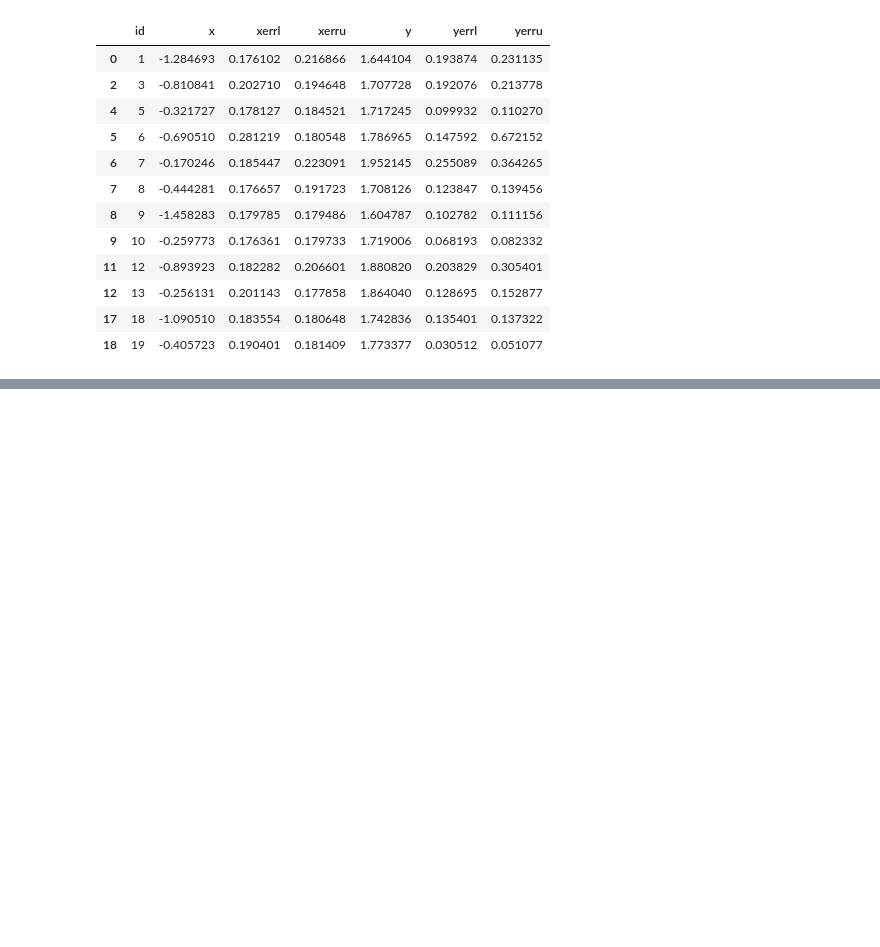
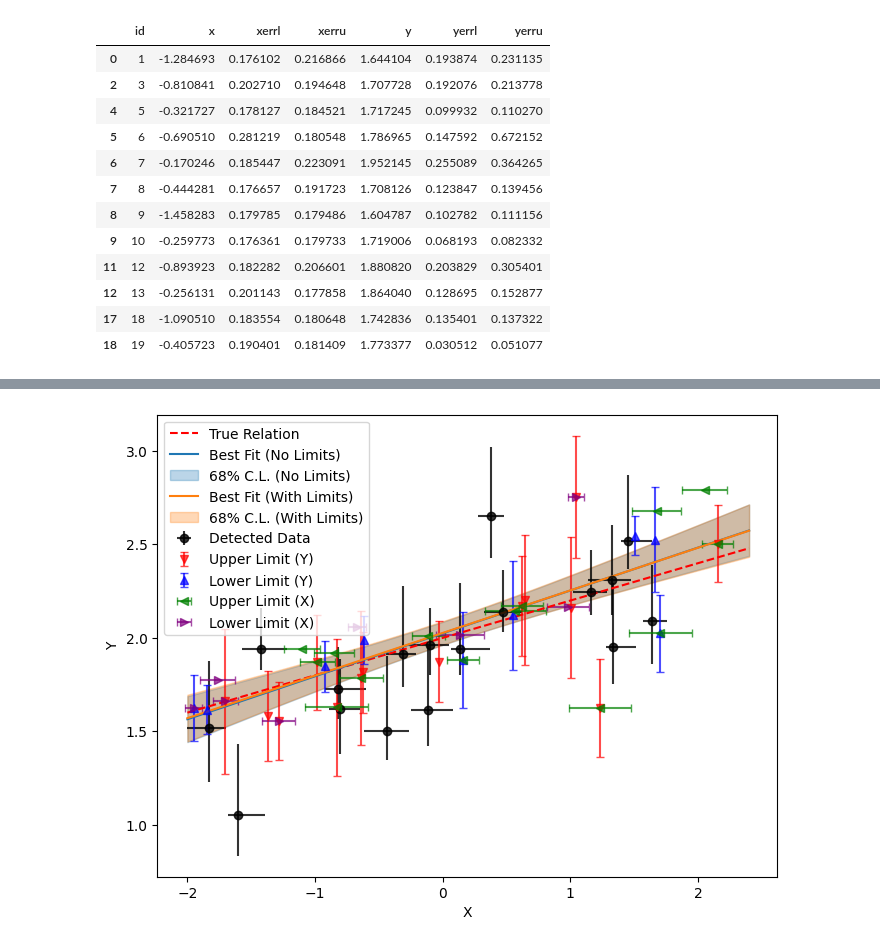
Before and after one commit to alessandropeca/BALinFit, a Jupyter notebook: BALin_example.ipynb, the cells around one changed output, grey strips where cells are left out. Saved outputs shown, nothing was run; the diff lists cells and outputs as text; code cells hidden in the pictures; blank space fills up the shorter version.

```diff
--- a/BALin_example.ipynb
+++ b/BALin_example.ipynb
@@ -67,0 +136,54 @@ ax.legend()
+# %%
+import matplotlib.pyplot as plt
+
+fig, ax = plt.subplots(figsize=(8,6))
+
+# Scatter plot with asymmetric error bars for detected points (No limits)
+detected_mask = ~(df['y_upper_limit'] | df['y_lower_limit'] | df['x_upper_limit'] | df['x_lower_limit'])
+ax.errorbar(df.loc[detected_mask, 'x'], df.loc[detected_mask, 'y'],
+            yerr=[df.loc[detected_mask, 'yerrl'], df.loc[detected_mask, 'yerru']],
+            xerr=[df.loc[detected_mask, 'xerrl'], df.loc[detected_mask, 'xerru']],
+            fmt='o', label='Detected Data', color='black', alpha=0.8)
+
+# Upper limits in Y (downward arrows)
+upper_y_mask = df['y_upper_limit']
+ax.errorbar(df.loc[upper_y_mask, 'x'], df.loc[upper_y_mask, 'y'],
+            yerr=df.loc[upper_y_mask, 'yerru'], fmt='v', color='red', label='Upper Limit (Y)', capsize=3, alpha=0.7)
+
+# Lower limits in Y (upward arrows)
+lower_y_mask = df['y_lower_limit']
+ax.errorbar(df.loc[lower_y_mask, 'x'], df.loc[lower_y_mask, 'y'],
+            yerr=df.loc[lower_y_mask, 'yerrl'], fmt='^', color='blue', label='Lower Limit (Y)', capsize=3, alpha=0.7)
+
+# Upper limits in X (leftward arrows)
+upper_x_mask = df['x_upper_limit']
+ax.errorbar(df.loc[upper_x_mask, 'x'], df.loc[upper_x_mask, 'y'],
+            xerr=df.loc[upper_x_mask, 'xerru'], fmt='<', color='green', label='Upper Limit (X)', capsize=3, alpha=0.7)
+
+# Lower limits in X (rightward arrows)
+lower_x_mask = df['x_lower_limit']
+ax.errorbar(df.loc[lower_x_mask, 'x'], df.loc[lower_x_mask, 'y'],
+            xerr=df.loc[lower_x_mask, 'xerrl'], fmt='>', color='purple', label='Lower Limit (X)', capsize=3, alpha=0.7)
+
+
+# True Line
+x_plot = np.linspace(-2,2.4,100)
+m_truth, q_truth = 0.2, 2.0
+ax.plot(x_plot, x_plot * m_truth + q_truth, color='r', linestyle="dashed", label='True Relation')
+
+# Best-fit without limits
+ax.plot(results_nolims['x_plot'], results_nolims['y_median'], color='tab:blue', linestyle="-", label='Best Fit (No Limits)')
+ax.fill_between(results_nolims['x_plot'], results_nolims['y_lower'], results_nolims['y_upper'],
+                color='tab:blue', alpha=0.3, label='68% C.L. (No Limits)')
+
+# Best-fit with limits
+ax.plot(results_lims['x_plot'], results_lims['y_median'], color='tab:orange', linestyle="-", label='Best Fit (With Limits)')
+ax.fill_between(results_lims['x_plot'], results_lims['y_lower'], results_lims['y_upper'],
+                color='tab:orange', alpha=0.3, label='68% C.L. (With Limits)')
+
+ax.set_xlabel('X')
+ax.set_ylabel('Y')
+ax.legend()
+plt.show()
+# %% [output]
+[figure, added]
```
Also changed, not shown: parts of 5 cells of this notebook, 9 other files.
